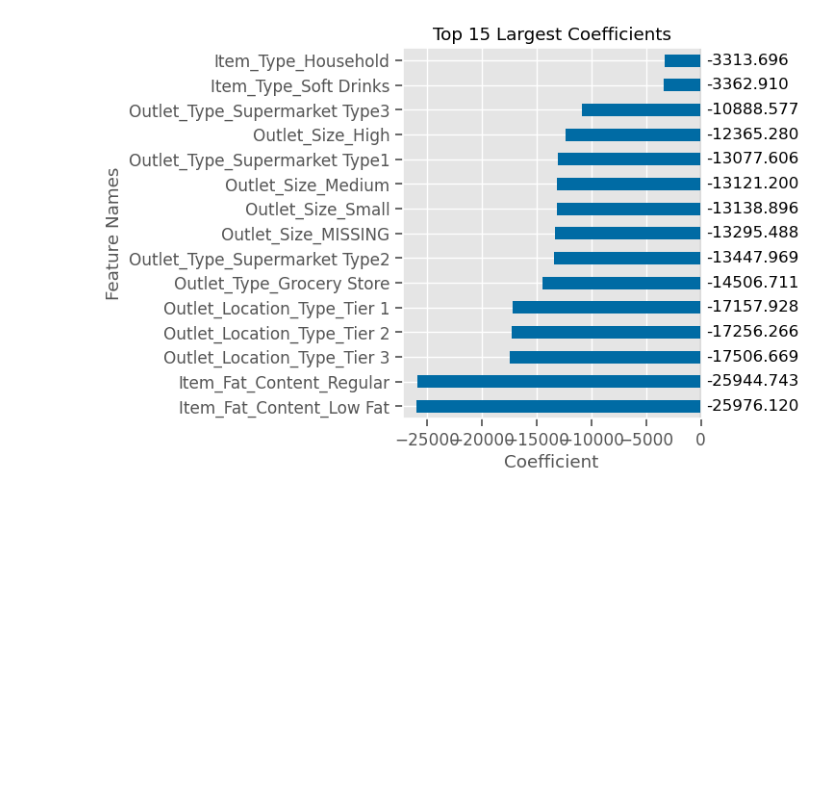
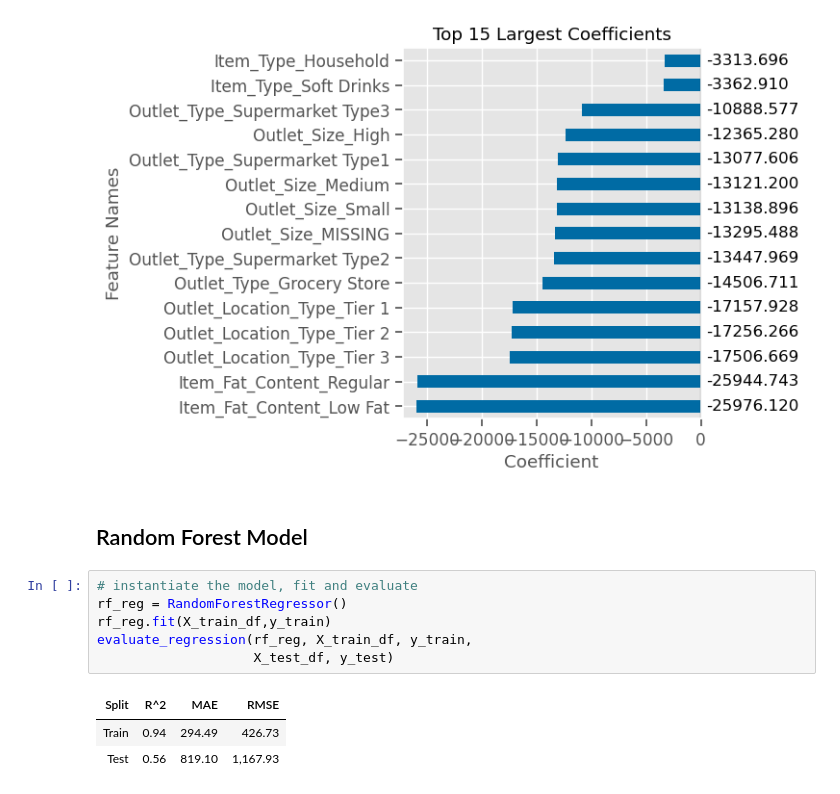
Before and after one commit to Elispreng/Grocery_Sales, a Jupyter notebook: Grocery Sales with Coeff.ipynb, the cells around one changed output. Saved outputs shown, nothing was run; the diff lists cells and outputs as text; blank space fills up the shorter version.

```diff
--- a/Grocery Sales with Coeff.ipynb
+++ b/Grocery Sales with Coeff.ipynb
@@ -412,3 +412,15 @@ fig=lr_plot.get_figure()
 fig.savefig('Images/Top 15 with Linear Regression_no Outlet Indentifier')
 # %% [output]
 [figure]
+# %% [markdown]
+## Random Forest Model
+# %%
+# instantiate the model, fit and evaluate
+rf_reg = RandomForestRegressor()
+rf_reg.fit(X_train_df,y_train)
+evaluate_regression(rf_reg, X_train_df, y_train,
+                    X_test_df, y_test)
+# %% [output]
+| Split | R^2 | MAE | RMSE |
+| Train | 0.94 | 294.49 | 426.73 |
+| Test | 0.56 | 819.10 | 1,167.93 |
```
Also changed, not shown: parts of 2 cells of this notebook, 2 other files.
